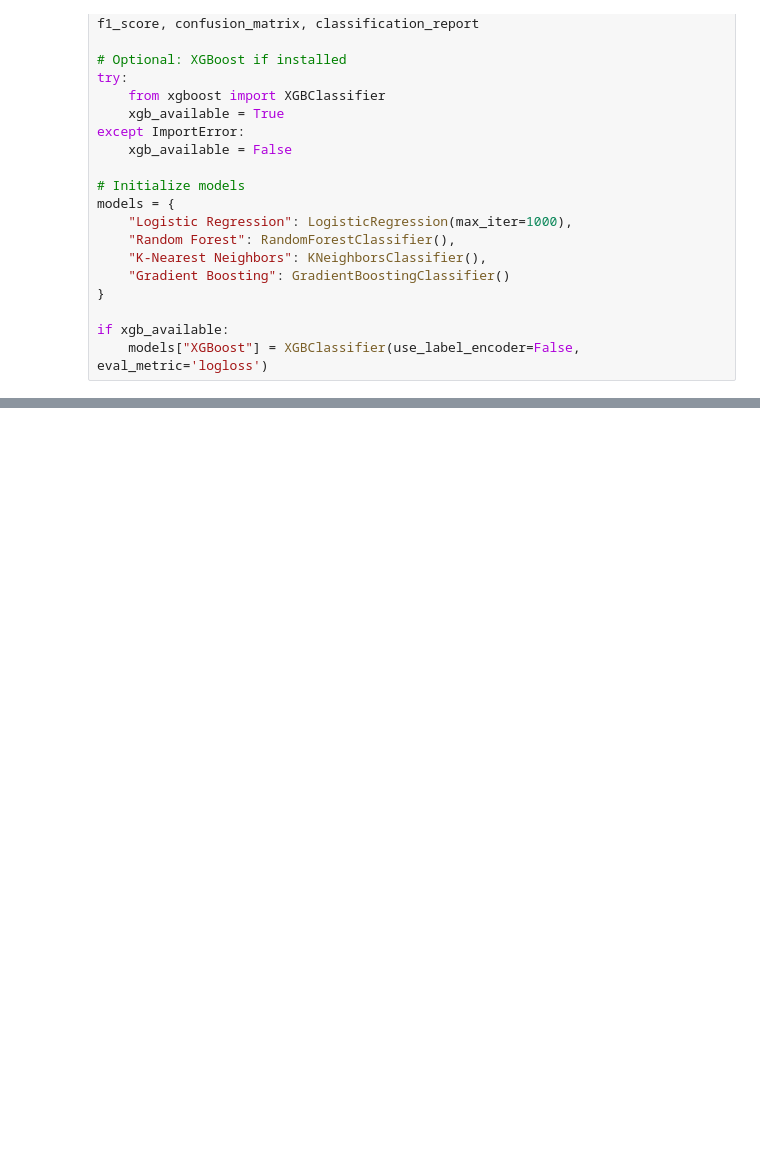
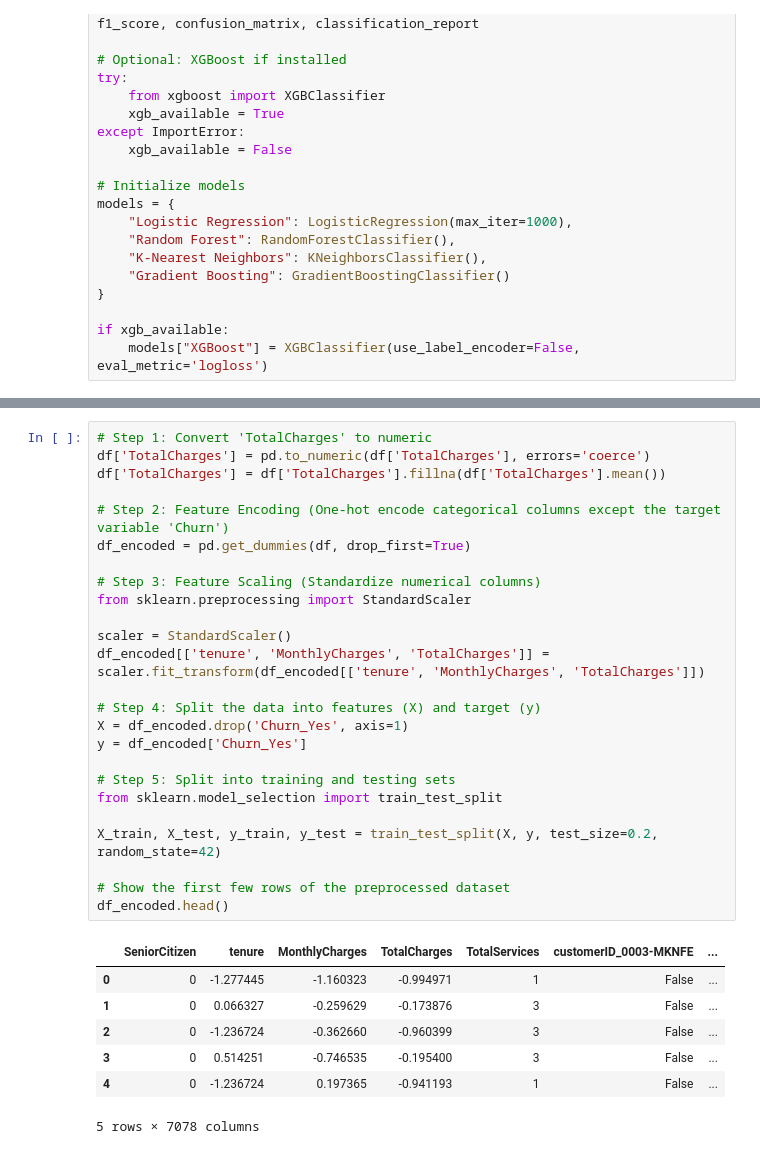
Before and after one commit to AngeliteArendse/Customer_Churn_prediction, a Jupyter notebook: Customer.ipynb, the cells around one changed output, grey strips where cells are left out. Drawn from its saved outputs; the diff is of its cells as text; blank space fills up the shorter version.

Commit message:
modelling

```diff
--- a/Customer.ipynb
+++ b/Customer.ipynb
@@ -349,0 +394,33 @@ print("\nClassification Report:\n", classification_report(y_test, y_pred_best))
+# %%
+# Step 1: Convert 'TotalCharges' to numeric
+df['TotalCharges'] = pd.to_numeric(df['TotalCharges'], errors='coerce')
+df['TotalCharges'] = df['TotalCharges'].fillna(df['TotalCharges'].mean())
+
+# Step 2: Feature Encoding (One-hot encode categorical columns except the target variable 'Churn')
+df_encoded = pd.get_dummies(df, drop_first=True)
+
+# Step 3: Feature Scaling (Standardize numerical columns)
+from sklearn.preprocessing import StandardScaler
+
+scaler = StandardScaler()
+df_encoded[['tenure', 'MonthlyCharges', 'TotalCharges']] = scaler.fit_transform(df_encoded[['tenure', 'MonthlyCharges', 'TotalCharges']])
+
+# Step 4: Split the data into features (X) and target (y)
+X = df_encoded.drop('Churn_Yes', axis=1)
+y = df_encoded['Churn_Yes']
+
+# Step 5: Split into training and testing sets
+from sklearn.model_selection import train_test_split
+
+X_train, X_test, y_train, y_test = train_test_split(X, y, test_size=0.2, random_state=42)
+
+# Show the first few rows of the preprocessed dataset
+df_encoded.head()
+# %% [output]
+|  | SeniorCitizen | tenure | MonthlyCharges | TotalCharges | TotalServices | customerID_0003-MKNFE | ... |
+| 0 | 0 | -1.277445 | -1.160323 | -0.994971 | 1 | False | ... |
+| 1 | 0 | 0.066327 | -0.259629 | -0.173876 | 3 | False | ... |
+| 2 | 0 | -1.236724 | -0.362660 | -0.960399 | 3 | False | ... |
+| 3 | 0 | 0.514251 | -0.746535 | -0.195400 | 3 | False | ... |
+| 4 | 0 | -1.236724 | 0.197365 | -0.941193 | 1 | False | ... |
+5 rows × 7078 columns
```
Also changed, not shown: parts of 11 cells of this notebook.
